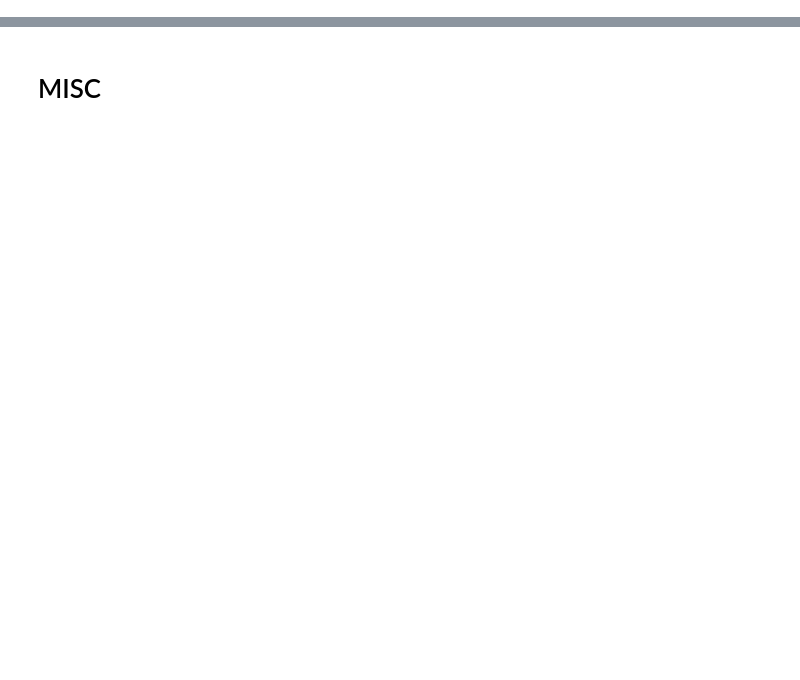
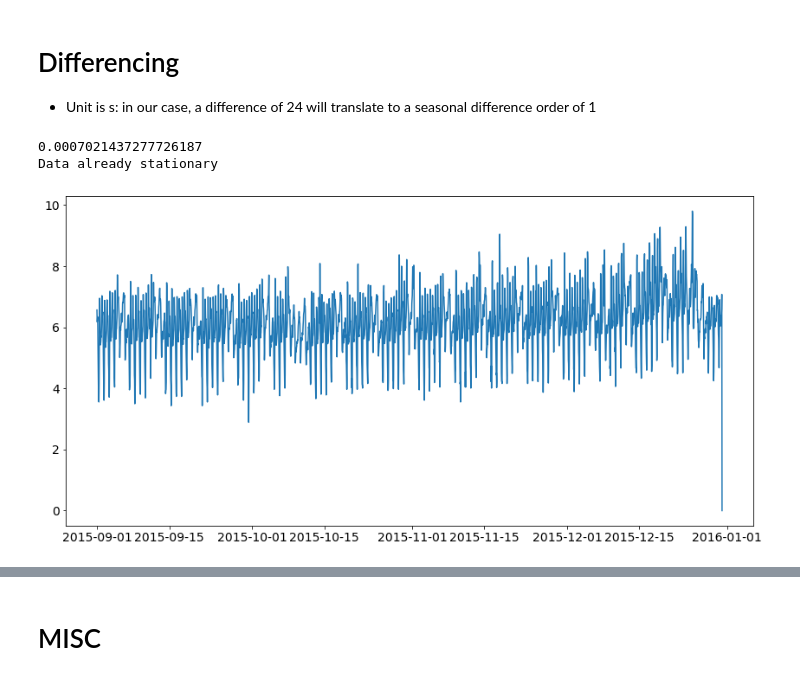
Before and after one commit to GeorgeG92/TSForecasting, a Jupyter notebook: notebooks/SARIMAX.ipynb, the cells around one changed output, grey strips where cells are left out. Cells and saved outputs as stored; diff of their text form; code cells hidden in the pictures; blank space fills up the shorter version.

```diff
--- a/notebooks/SARIMAX.ipynb
+++ b/notebooks/SARIMAX.ipynb
@@ -261,0 +60,60 @@ MAE is: 932.4295941918404
+# %% [markdown]
+# Differencing
+
+- Unit is s: in our case, a difference of 24 will translate to a seasonal difference order of 1
+# %%
+def adf_test(timeseries):
+    dftest = adfuller(timeseries, autolag='AIC')   # fail to reject H0: TS is non-stationary - time structure exists
+    dfoutput = pd.Series(dftest[0:4], index=['Test Statistic','p-value','Lags Used','Number of Observations Used'])
+    for key,value in dftest[4].items():
+        dfoutput['Critical Value (%s)'%key] = value
+    #print (dfoutput)
+    return dfoutput
+
+def makeStationary(df):
+    d=-1
+    temp = df
+    for i in range(10):
+        pvalue = adf_test(temp)[1]           # stationary
+        if pvalue<=0.05:
+            d=i
+            return temp, d
+        else:
+            temp = difference(temp,i+1)
+    if d==-1:
+        print("Something's wrong")
+        return -1, -1
+
+def difference(dataset, interval=1):
+    index = list(dataset.index)
+    diff = list()
+    for i in range(interval, len(dataset)):
+        value = dataset[i] - dataset[i - interval]
+        diff.append(value)
+    diff = pd.DataFrame(index=index[:len(diff)],data=diff, columns=['requests'])
+    return diff, index
+
+# Instead of inverse differencing everything, we do SARIMAX with d, D as discovered! Easier
+def invSDiff(orig_data, diff_data, interval):
+    print(orig_data.shape, diff_data.shape)
+    index = list(diff_data.index)
+    diff_data = np.array(diff_data)
+    orig_data = np.array(orig_data)
+    datalist = [diff_data[i-interval] + orig_data[i-interval] for i in range(interval, len(orig_data))]
+    print(len(datalist)==len(diff_data))
+    return pd.DataFrame(index=index, data=datalist, columns=['requests'])
+
+if adf_test(data)[1]>0.05:
+    print("Data is non stationary: applying differcing")
+    data, index = difference(data, 1)
+    d=0
+else:
+    print(adf_test(data)[1])
+    print("Data already stationary")
+
+plt.plot(data)
+plt.show()
+# %% [output]
+0.0007021437277726187
+Data already stationary
+[figure, added]
```
Also changed, not shown: parts of 63 cells of this notebook, 2 other files.
